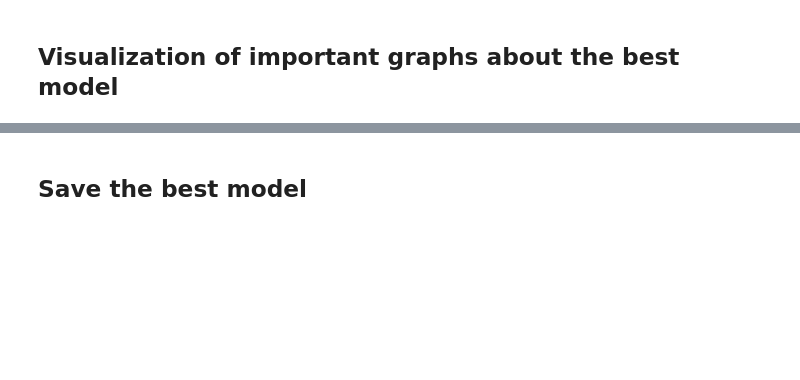
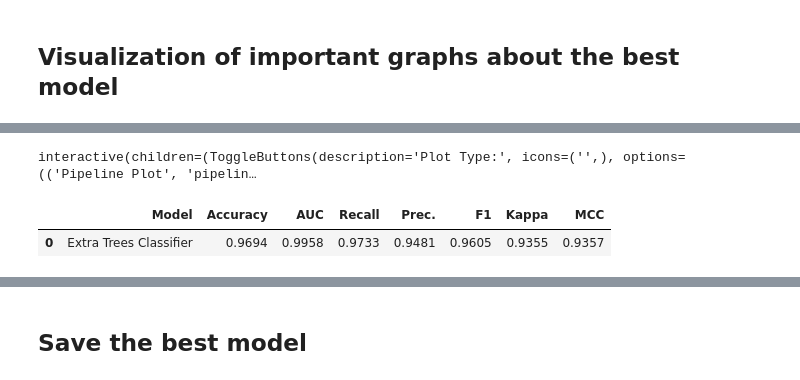
Before and after one commit to aarevalom0/EEG-Interictal-ML-Pipeline, a Jupyter notebook: notebooks/3_Machine_Learning_Model_Training_Evaluation.ipynb, the cells around one changed output, grey strips where cells are left out. Cells and saved outputs as stored; diff of their text form; code cells hidden in the pictures; blank space fills up the shorter version.

```diff
--- a/notebooks/3_Machine_Learning_Model_Training_Evaluation.ipynb
+++ b/notebooks/3_Machine_Learning_Model_Training_Evaluation.ipynb
@@ -128,0 +99,14 @@ plot_model(best_model, plot='class_report', save=True)
+# %%
+from pycaret.classification import evaluate_model
+evaluate_model(best_model)
+# %% [output]
+interactive(children=(ToggleButtons(description='Plot Type:', icons=('',), options=(('Pipeline Plot', 'pipelin…
+# %%
+
+results_df = pull()
+
+
+predictions = predict_model(best_model)
+# %% [output]
+|  | Model | Accuracy | AUC | Recall | Prec. | F1 | Kappa | MCC |
+| 0 | Extra Trees Classifier | 0.9694 | 0.9958 | 0.9733 | 0.9481 | 0.9605 | 0.9355 | 0.9357 |
```
Also changed, not shown: parts of 10 cells of this notebook, 6 other files.
